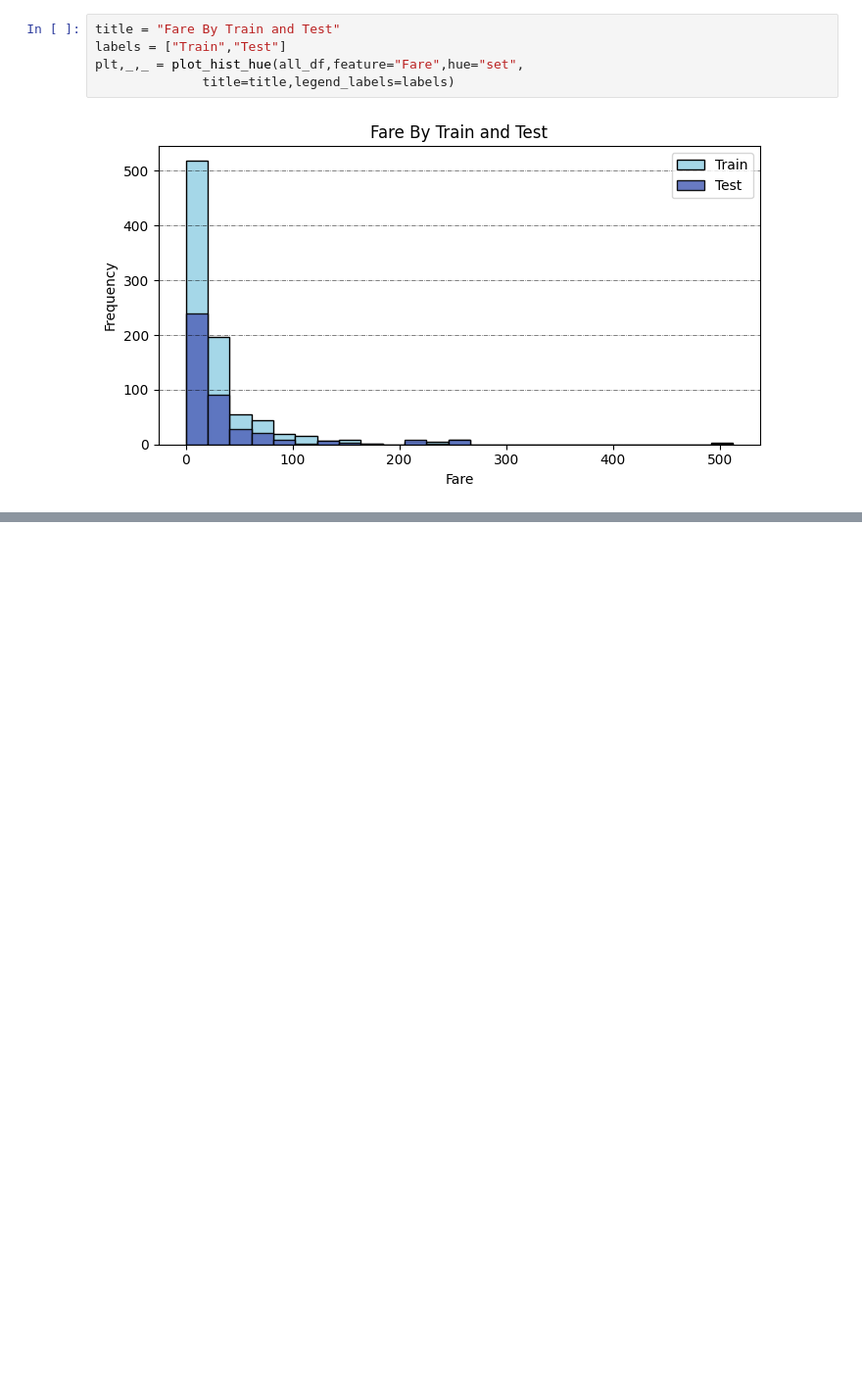
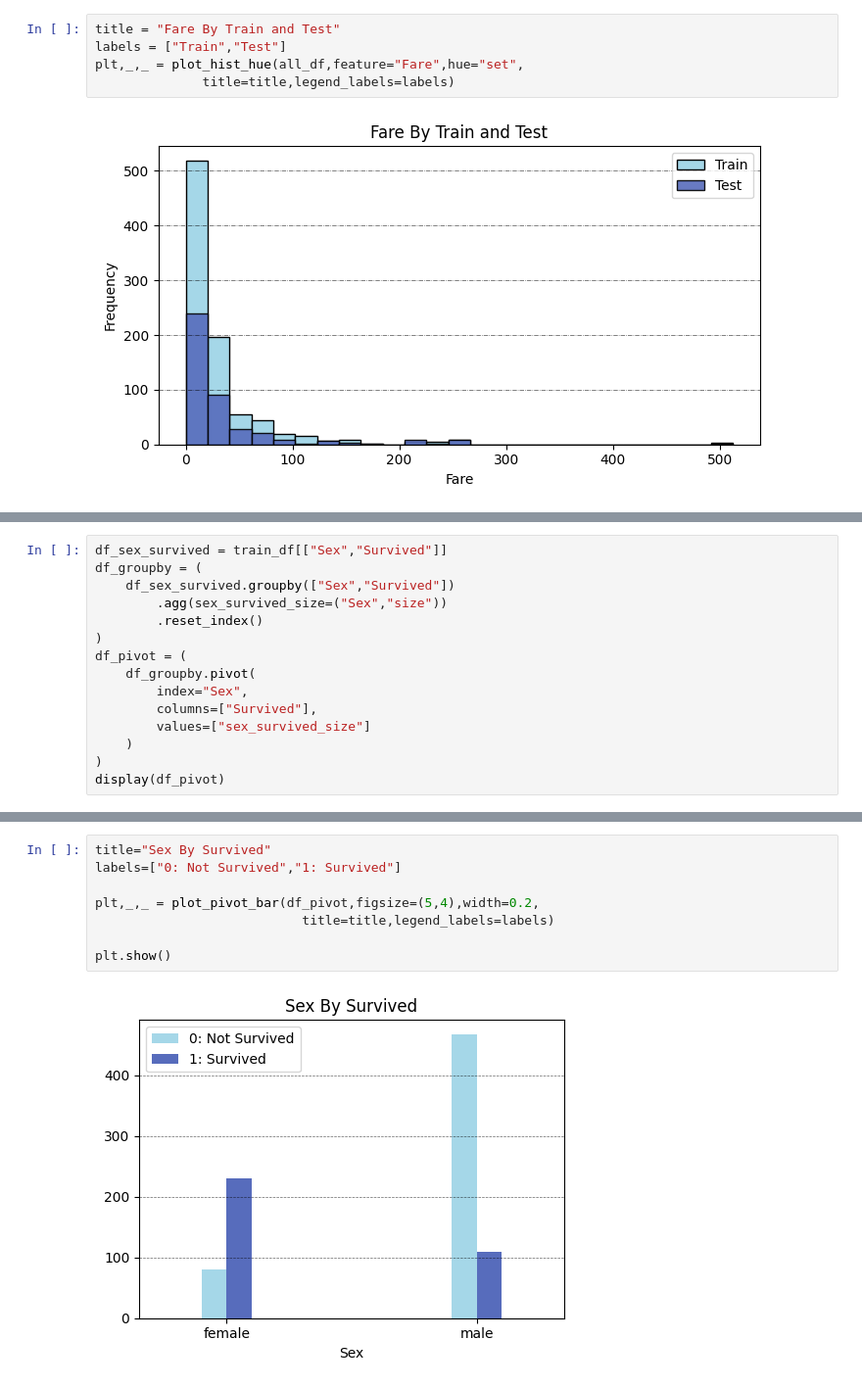
Before and after one commit to powernusa/titanic-eda, a Jupyter notebook: titanic_eda.ipynb, the cells around one changed output, grey strips where cells are left out. Shown at 98% size. Cells and saved outputs as stored; diff of their text form; blank space fills up the shorter version.

Commit message:
feat: 4A. Sex and Survived

```diff
--- a/titanic_eda.ipynb
+++ b/titanic_eda.ipynb
@@ -334,0 +339,15 @@ plt,_,_ = plot_hist_hue(all_df,feature="Fare",hue="set",
+# %%
+df_sex_survived = train_df[["Sex","Survived"]]
+df_groupby = (
+    df_sex_survived.groupby(["Sex","Survived"])
+        .agg(sex_survived_size=("Sex","size"))
+        .reset_index()
+)
+df_pivot = (
+    df_groupby.pivot(
+        index="Sex",
+        columns=["Survived"],
+        values=["sex_survived_size"]
+    )
+)
+display(df_pivot)
@@ -334,0 +360,10 @@ plt,_,_ = plot_hist_hue(all_df,feature="Fare",hue="set",
+# %%
+title="Sex By Survived"
+labels=["0: Not Survived","1: Survived"]
+
+plt,_,_ = plot_pivot_bar(df_pivot,figsize=(5,4),width=0.2,
+                           title=title,legend_labels=labels)
+
+plt.show()
+# %% [output]
+[figure, added]
```
Also changed, not shown: parts of 4 cells of this notebook.
